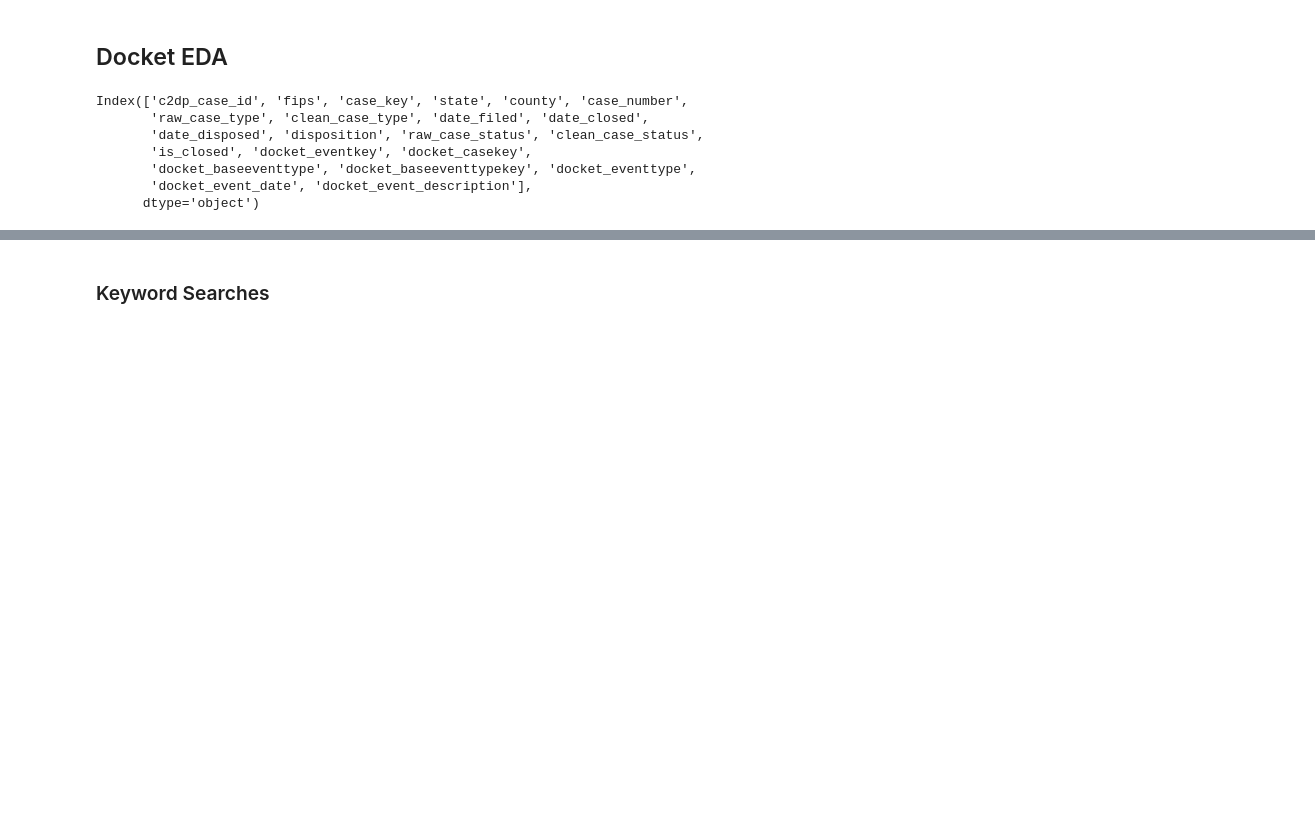
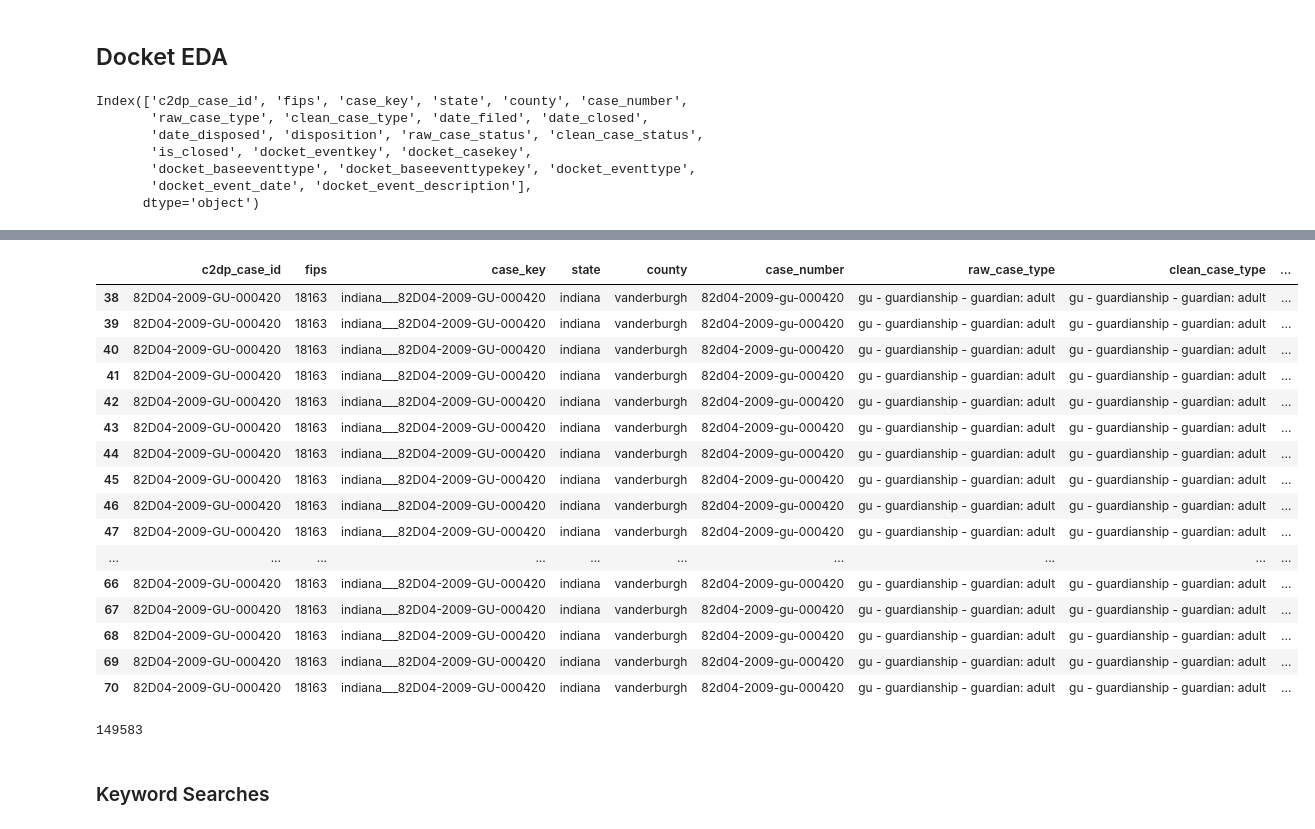
Before and after one commit to rcarroll901/data-driven-justice, a Jupyter notebook: projects/hhs/analysis/indiana-agc-eda.ipynb, the cells around one changed output, grey strips where cells are left out. Drawn from its saved outputs; the diff is of its cells as text; code cells hidden in the pictures; blank space fills up the shorter version.

```diff
--- a/projects/hhs/analysis/indiana-agc-eda.ipynb
+++ b/projects/hhs/analysis/indiana-agc-eda.ipynb
@@ -66,3 +83,27 @@ ddf.head()
+# %%
+ddf[ddf.c2dp_case_id == '82D04-2009-GU-000420']
+# %% [output]
+|  | c2dp_case_id | fips | case_key | state | county | case_number | raw_case_type | clean_case_type | ... |
+| 38 | 82D04-2009-GU-000420 | 18163 | indiana___82D04-2009-GU-000420 | indiana | vanderburgh | 82d04-2009-gu-000420 | gu - guardianship - guardian: adult | gu - guardianship - guardian: adult | ... |
+| 39 | 82D04-2009-GU-000420 | 18163 | indiana___82D04-2009-GU-000420 | indiana | vanderburgh | 82d04-2009-gu-000420 | gu - guardianship - guardian: adult | gu - guardianship - guardian: adult | ... |
+| 40 | 82D04-2009-GU-000420 | 18163 | indiana___82D04-2009-GU-000420 | indiana | vanderburgh | 82d04-2009-gu-000420 | gu - guardianship - guardian: adult | gu - guardianship - guardian: adult | ... |
+| 41 | 82D04-2009-GU-000420 | 18163 | indiana___82D04-2009-GU-000420 | indiana | vanderburgh | 82d04-2009-gu-000420 | gu - guardianship - guardian: adult | gu - guardianship - guardian: adult | ... |
+| 42 | 82D04-2009-GU-000420 | 18163 | indiana___82D04-2009-GU-000420 | indiana | vanderburgh | 82d04-2009-gu-000420 | gu - guardianship - guardian: adult | gu - guardianship - guardian: adult | ... |
+| 43 | 82D04-2009-GU-000420 | 18163 | indiana___82D04-2009-GU-000420 | indiana | vanderburgh | 82d04-2009-gu-000420 | gu - guardianship - guardian: adult | gu - guardianship - guardian: adult | ... |
+| 44 | 82D04-2009-GU-000420 | 18163 | indiana___82D04-2009-GU-000420 | indiana | vanderburgh | 82d04-2009-gu-000420 | gu - guardianship - guardian: adult | gu - guardianship - guardian: adult | ... |
+| 45 | 82D04-2009-GU-000420 | 18163 | indiana___82D04-2009-GU-000420 | indiana | vanderburgh | 82d04-2009-gu-000420 | gu - guardianship - guardian: adult | gu - guardianship - guardian: adult | ... |
+| 46 | 82D04-2009-GU-000420 | 18163 | indiana___82D04-2009-GU-000420 | indiana | vanderburgh | 82d04-2009-gu-000420 | gu - guardianship - guardian: adult | gu - guardianship - guardian: adult | ... |
+| 47 | 82D04-2009-GU-000420 | 18163 | indiana___82D04-2009-GU-000420 | indiana | vanderburgh | 82d04-2009-gu-000420 | gu - guardianship - guardian: adult | gu - guardianship - guardian: adult | ... |
+| ... | ... | ... | ... | ... | ... | ... | ... | ... | ... |
+| 66 | 82D04-2009-GU-000420 | 18163 | indiana___82D04-2009-GU-000420 | indiana | vanderburgh | 82d04-2009-gu-000420 | gu - guardianship - guardian: adult | gu - guardianship - guardian: adult | ... |
+| 67 | 82D04-2009-GU-000420 | 18163 | indiana___82D04-2009-GU-000420 | indiana | vanderburgh | 82d04-2009-gu-000420 | gu - guardianship - guardian: adult | gu - guardianship - guardian: adult | ... |
+| 68 | 82D04-2009-GU-000420 | 18163 | indiana___82D04-2009-GU-000420 | indiana | vanderburgh | 82d04-2009-gu-000420 | gu - guardianship - guardian: adult | gu - guardianship - guardian: adult | ... |
+| 69 | 82D04-2009-GU-000420 | 18163 | indiana___82D04-2009-GU-000420 | indiana | vanderburgh | 82d04-2009-gu-000420 | gu - guardianship - guardian: adult | gu - guardianship - guardian: adult | ... |
+| 70 | 82D04-2009-GU-000420 | 18163 | indiana___82D04-2009-GU-000420 | indiana | vanderburgh | 82d04-2009-gu-000420 | gu - guardianship - guardian: adult | gu - guardianship - guardian: adult | ... |
+# %%
+ddf.docket_event_comment
+# %% [output]
+149583
 # %% [markdown]
 ### Keyword Searches
 # %%
```
Also changed, not shown: parts of 9 cells of this notebook, 2 other files.
